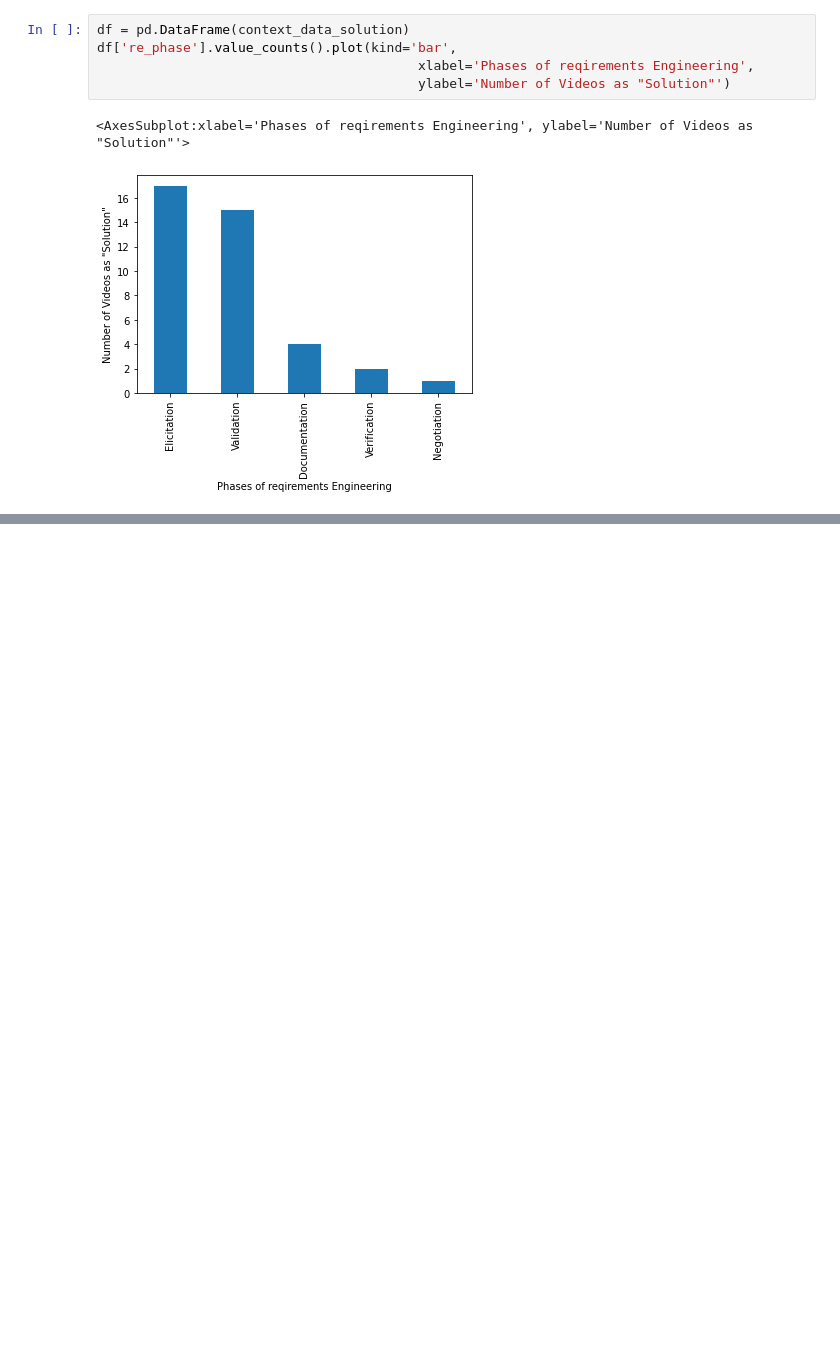
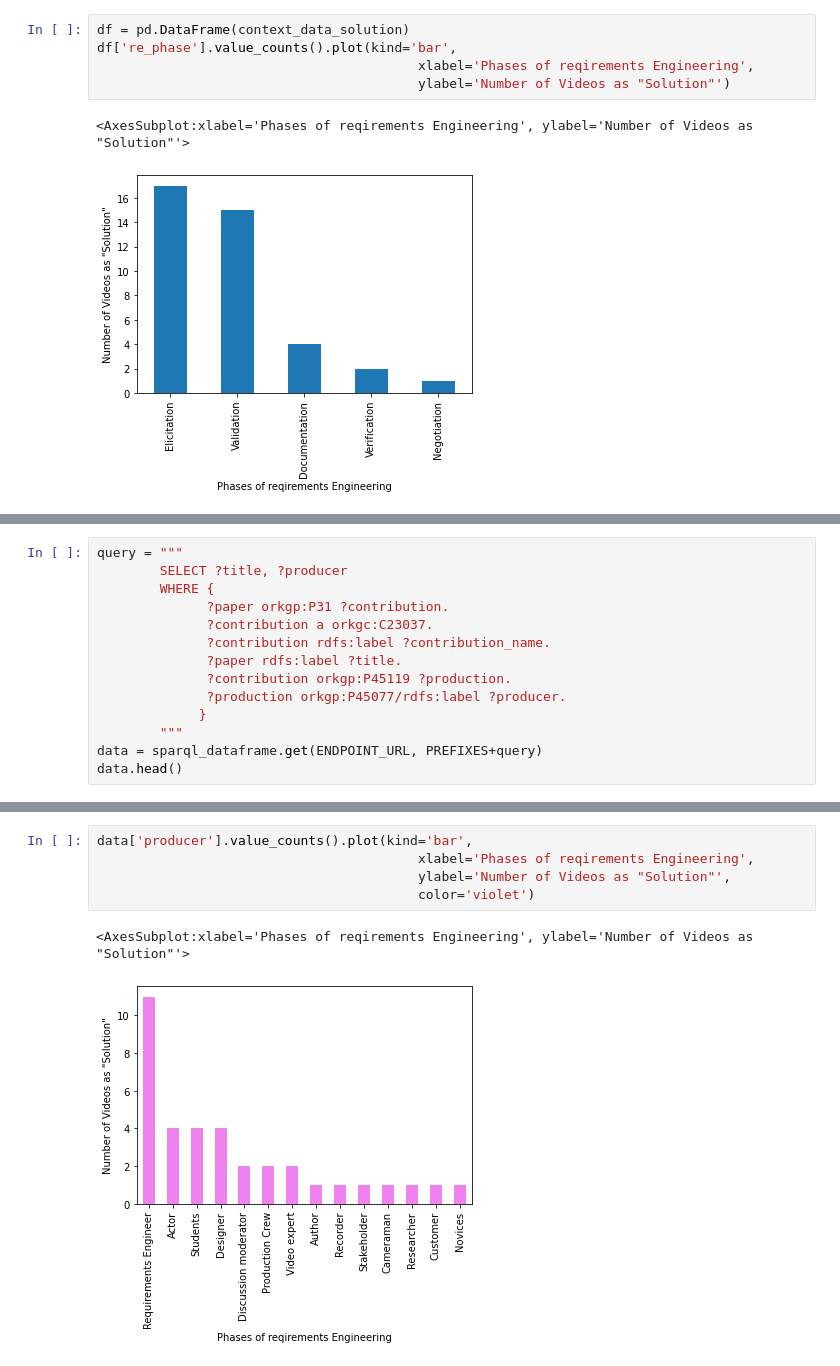
Before and after one commit to AlexHahnGF/bachelor, a Jupyter notebook: Untitled.ipynb, the cells around one changed output, grey strips where cells are left out. Cells and saved outputs as stored; diff of their text form; blank space fills up the shorter version.

Commit message:
producers of videos are implemented

```diff
--- a/Untitled.ipynb
+++ b/Untitled.ipynb
@@ -369,0 +365,14 @@ df['re_phase'].value_counts().plot(kind='bar',
+# %%
+query = """
+        SELECT ?title, ?producer
+        WHERE {
+              ?paper orkgp:P31 ?contribution.
+              ?contribution a orkgc:C23037.
+              ?contribution rdfs:label ?contribution_name.
+              ?paper rdfs:label ?title.
+              ?contribution orkgp:P45119 ?production.
+              ?production orkgp:P45077/rdfs:label ?producer.
+             }
+        """
+data = sparql_dataframe.get(ENDPOINT_URL, PREFIXES+query)
+data.head()
@@ -369,0 +386,8 @@ df['re_phase'].value_counts().plot(kind='bar',
+# %%
+data['producer'].value_counts().plot(kind='bar',
+                                         xlabel='Phases of reqirements Engineering',
+                                         ylabel='Number of Videos as "Solution"',
+                                         color='violet')
+# %% [output]
+<AxesSubplot:xlabel='Phases of reqirements Engineering', ylabel='Number of Videos as "Solution"'>
+[figure, added]
```
Also changed, not shown: parts of 3 cells of this notebook.
